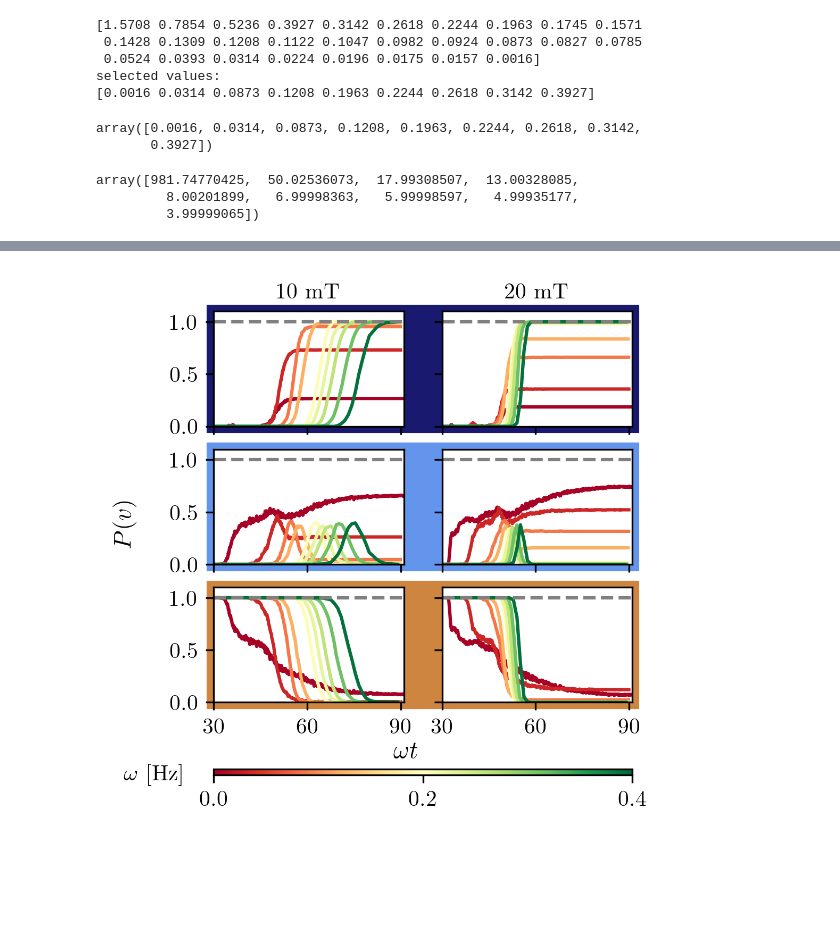
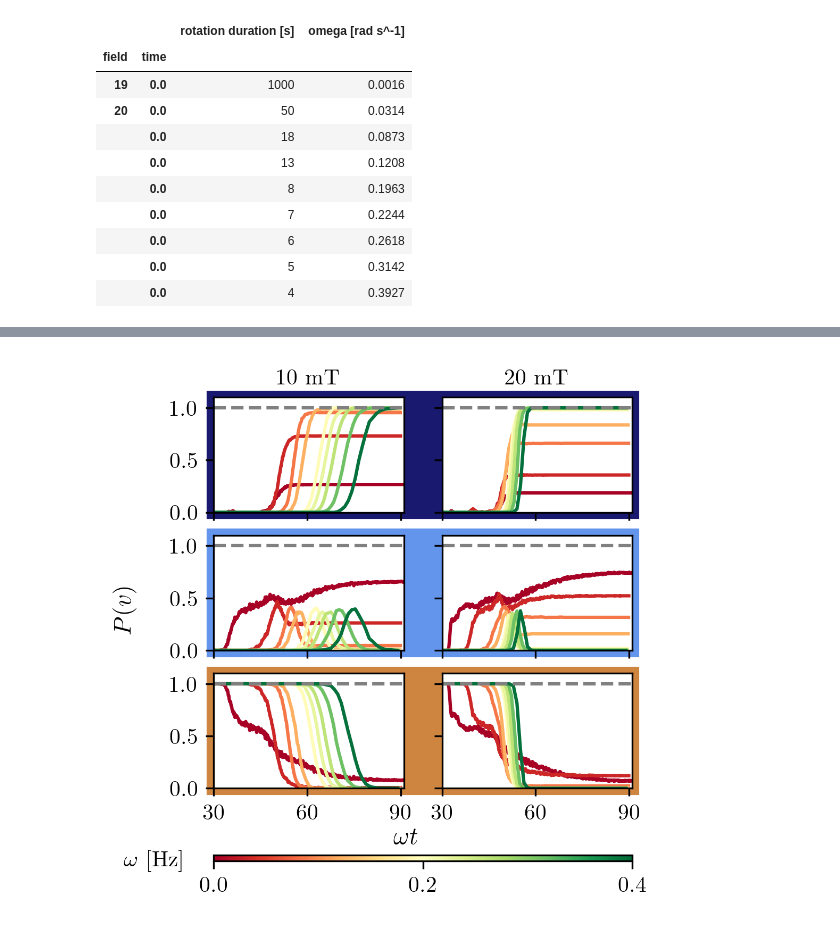
Before and after one commit to leogabac/frequencygs, a Jupyter notebook: src/notebooks/figure2.ipynb, the cells around one changed output, grey strips where cells are left out. Drawn from its saved outputs; the diff is of its cells as text; code cells hidden in the pictures; blank space fills up the shorter version.

```diff
--- a/src/notebooks/figure2.ipynb
+++ b/src/notebooks/figure2.ipynb
@@ -79,23 +99,21 @@ raw_data
 # %%
+# keep the original selection, including its low-frequency subsampling order.
 ws = raw_data.omega.unique()
-print(ws)
-ws = np.sort(np.concatenate( (ws[ws<=0.2][::5], ws[(ws>0.2) & (ws<=0.4)])))
-print('selected values:')
-print(ws)
+ws = np.sort(np.concatenate((ws[ws <= 0.2][::5], ws[(ws > 0.2) & (ws <= 0.4)])))
+selected_rates = (raw_data[["total_time", "omega"]].drop_duplicates()
+                  .query("omega in @ws").sort_values("omega"))
+assert not selected_rates.omega.duplicated().any()
+display(selected_rates.rename(columns={"total_time": "rotation duration [s]",
+                                      "omega": "omega [rad s^-1]"}))
 # %% [output]
-[1.5708 0.7854 0.5236 0.3927 0.3142 0.2618 0.2244 0.1963 0.1745 0.1571
- 0.1428 0.1309 0.1208 0.1122 0.1047 0.0982 0.0924 0.0873 0.0827 0.0785
- 0.0524 0.0393 0.0314 0.0224 0.0196 0.0175 0.0157 0.0016]
-selected values:
-[0.0016 0.0314 0.0873 0.1208 0.1963 0.2244 0.2618 0.3142 0.3927]
+|  |  | rotation duration [s] | omega [rad s^-1] |
+| field | time |  |  |
+| 19 | 0.0 | 1000 | 0.0016 |
+| 20 | 0.0 | 50 | 0.0314 |
+|  | 0.0 | 18 | 0.0873 |
+|  | 0.0 | 13 | 0.1208 |
+|  | 0.0 | 8 | 0.1963 |
+|  | 0.0 | 7 | 0.2244 |
+|  | 0.0 | 6 | 0.2618 |
+|  | 0.0 | 5 | 0.3142 |
+|  | 0.0 | 4 | 0.3927 |
-# %%
-ws
-# %% [output]
-array([0.0016, 0.0314, 0.0873, 0.1208, 0.1963, 0.2244, 0.2618, 0.3142,
-       0.3927])
-# %%
-np.pi/2/ws
-# %% [output]
-array([981.74770425,  50.02536073,  17.99308507,  13.00328085,
-         8.00201899,   6.99998363,   5.99998597,   4.99935177,
-         3.99999065])
```
Also changed, not shown: parts of 24 cells of this notebook, 2 other files.
